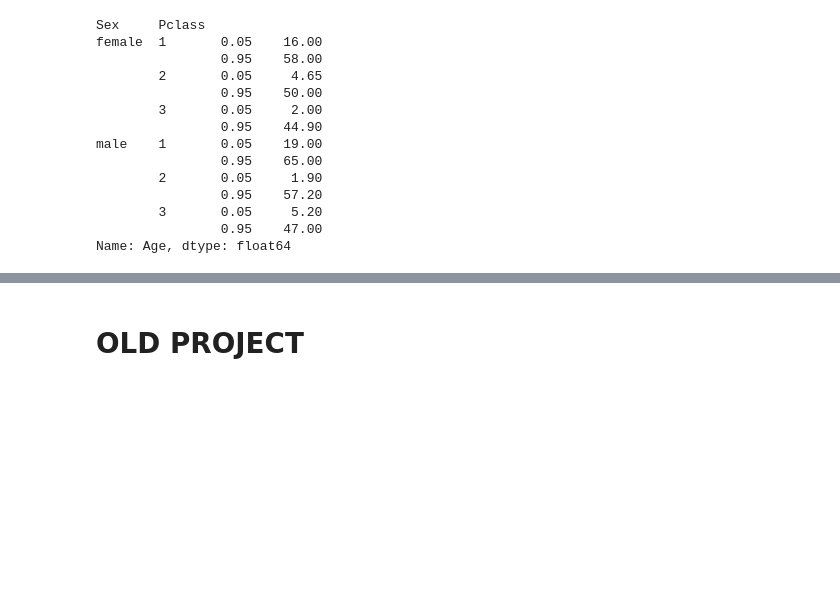
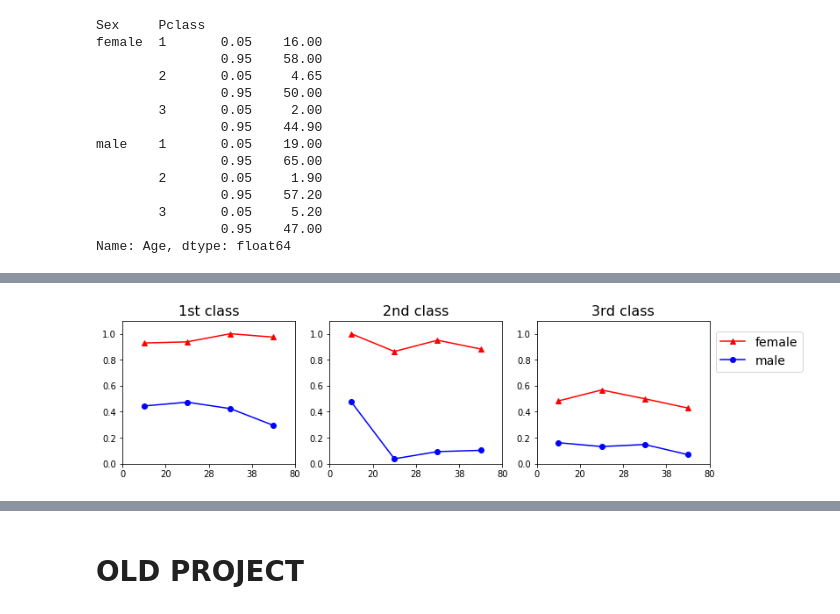
Before and after one commit to mabelvj/data-analyst-nanodegree, a Jupyter notebook: P2-investigate-dataset/P2_report.ipynb, the cells around one changed output, grey strips where cells are left out. Drawn from its saved outputs; the diff is of its cells as text; code cells hidden in the pictures; blank space fills up the shorter version.

```diff
--- a/P2-investigate-dataset/P2_report.ipynb
+++ b/P2-investigate-dataset/P2_report.ipynb
@@ -241,0 +222,13 @@ df['Sex_label'] =pd.Categorical.from_array(df['Sex'])
+# %%
+table = pd.crosstab([outcomes], [df['Pclass'], df['Sex'],df['Age_group']])
+#table = pd.crosstab([outcomes[df[df['Pclass']==1].index],outcomes[df[df['Pclass']==2].index], outcomes[df[df['Pclass']==3].index]])
+print table
+chi2, p, dof, expected = stats.chi2_contingency(table.values)
+print expected
+results = [
+    ['Item','Value'],
+    ['Chi-Square Test',chi2],
+    ['P-Value', p]
+
+]
+tbl.make_table(results)
@@ -242,3 +256,53 @@ df['Sex_label'] =pd.Categorical.from_array(df['Sex'])
+# %%
+survival_rate= (table.iloc[1]/table.sum(axis=0))
+# %%
+fig = plt.figure(figsize=[12,3])
+ax = fig.add_subplot(131)
+
+age_labels=['0','%d'%(quartiles[.25]), '%d'%(quartiles[.5]), '%d'%(quartiles[.75]),'%d'%(quartiles[1.])]
+
+limits= [0,1.1]
+x_values = np.arange(start= .5, stop= 4.5, step=1)
+
+#First class, ages,gender
+plt.subplot(131)
+plt.plot(x_values,survival_rate[1]['female'].values, 'r-^')
+plt.plot(x_values, survival_rate[1]['male'].values, 'b-o')
+
+
+plt.title('1st class', fontsize = 16)
+plt.xticks(range(5), age_labels)
+plt.ylim(limits)
+
+
+#Second class, ages,gender
+plt.subplot(132)
+
+plt.plot(x_values,survival_rate[2]['female'].values, 'r-^')
+plt.plot(x_values, survival_rate[2]['male'].values, 'b-o')
+
+
+plt.title('2nd class', fontsize = 16)
+#plt.title('female')
+plt.xticks(range(5), age_labels)
+plt.ylim(limits)
+
+
+#Third class, ages,gender
+ax3= plt.subplot(133)
+
+plt.plot(x_values,survival_rate[3]['female'].values, 'r-^', label= 'female')
+plt.plot(x_values, survival_rate[3]['male'].values, 'b-o', label= 'male')
+
+plt.title('3rd class', fontsize = 16)
+
+plt.xticks(range(5), age_labels)
+plt.ylim(limits)
+plt.legend()
+
+place_legend_outside(ax3)
+# %% [output]
+[figure, added]
 # %%
 fig = plt.figure(figsize=[15,5])
 ax = fig.add_subplot(131)
```
Also changed, not shown: parts of 16 cells of this notebook.
